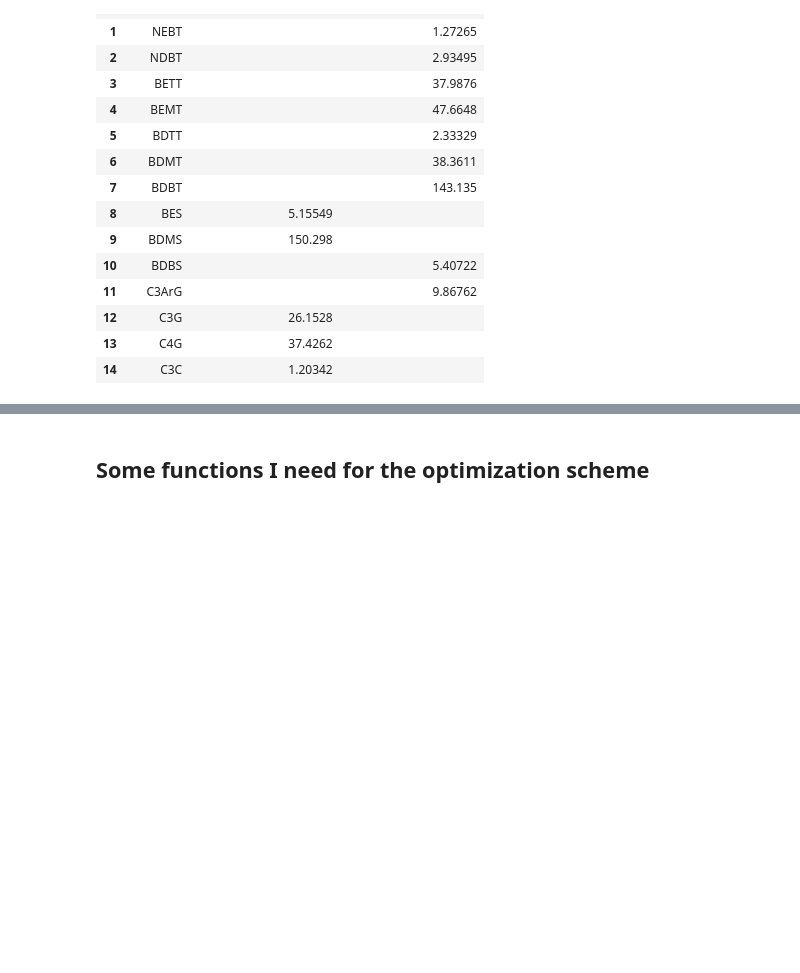
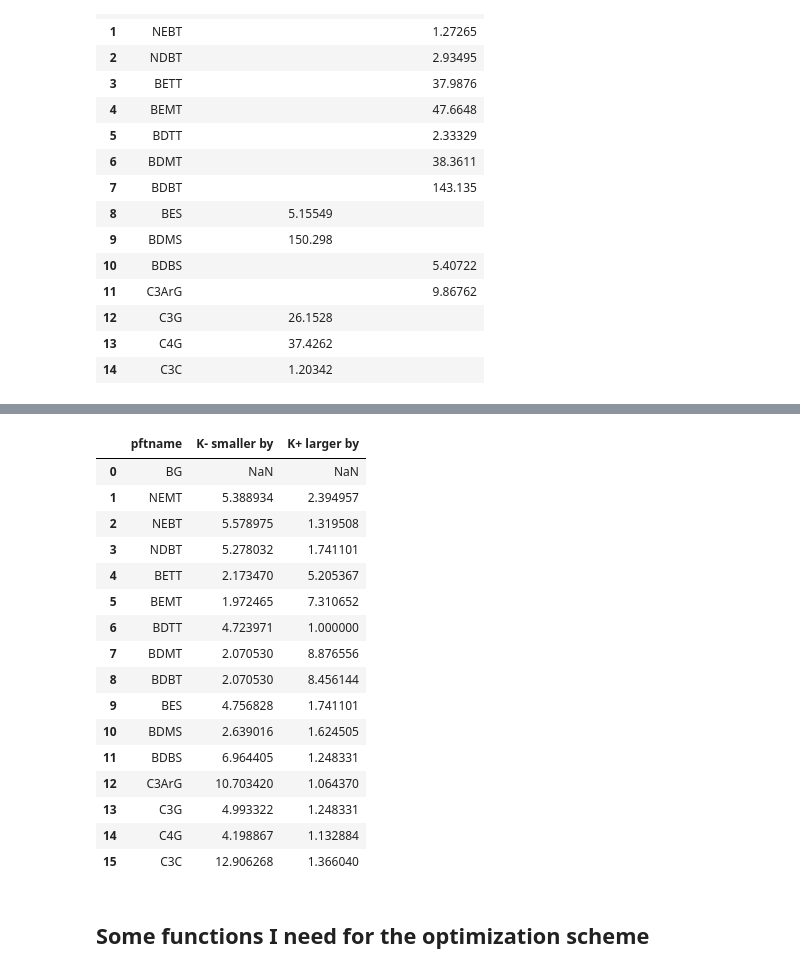
Before and after one commit to djk2120/CLM5PPE, a Jupyter notebook: pyth/PHSparams.ipynb, the cells around one changed output, grey strips where cells are left out. Cells and saved outputs as stored; diff of their text form; code cells hidden in the pictures; blank space fills up the shorter version.

```diff
--- a/pyth/PHSparams.ipynb
+++ b/pyth/PHSparams.ipynb
@@ -451,3 +646,26 @@ how many times higher or lower is the new krmax relative to CLM5?
+# %%
+x=pd.DataFrame({'pftname':pftnames})
+x['K- smaller by'] = newkvals/lokvals
+x['K+ larger by']  = hikvals/newkvals
+x
+# %% [output]
+|  | pftname | K- smaller by | K+ larger by |
+| 0 | BG | NaN | NaN |
+| 1 | NEMT | 5.388934 | 2.394957 |
+| 2 | NEBT | 5.578975 | 1.319508 |
+| 3 | NDBT | 5.278032 | 1.741101 |
+| 4 | BETT | 2.173470 | 5.205367 |
+| 5 | BEMT | 1.972465 | 7.310652 |
+| 6 | BDTT | 4.723971 | 1.000000 |
+| 7 | BDMT | 2.070530 | 8.876556 |
+| 8 | BDBT | 2.070530 | 8.456144 |
+| 9 | BES | 4.756828 | 1.741101 |
+| 10 | BDMS | 2.639016 | 1.624505 |
+| 11 | BDBS | 6.964405 | 1.248331 |
+| 12 | C3ArG | 10.703420 | 1.064370 |
+| 13 | C3G | 4.993322 | 1.248331 |
+| 14 | C4G | 4.198867 | 1.132884 |
+| 15 | C3C | 12.906268 | 1.366040 |
 # %% [markdown]
 ## Some functions I need for the optimization scheme
 # %%
```
Also changed, not shown: parts of 12 cells of this notebook.
